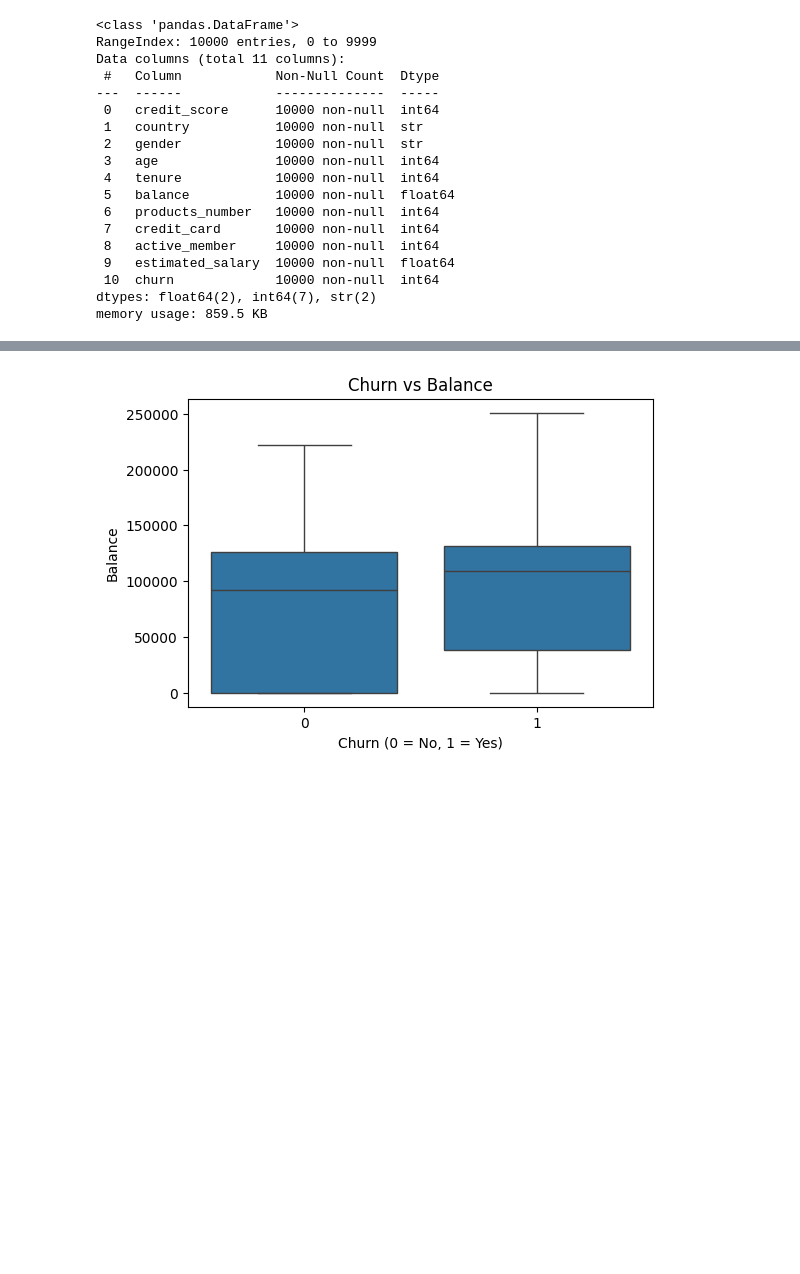
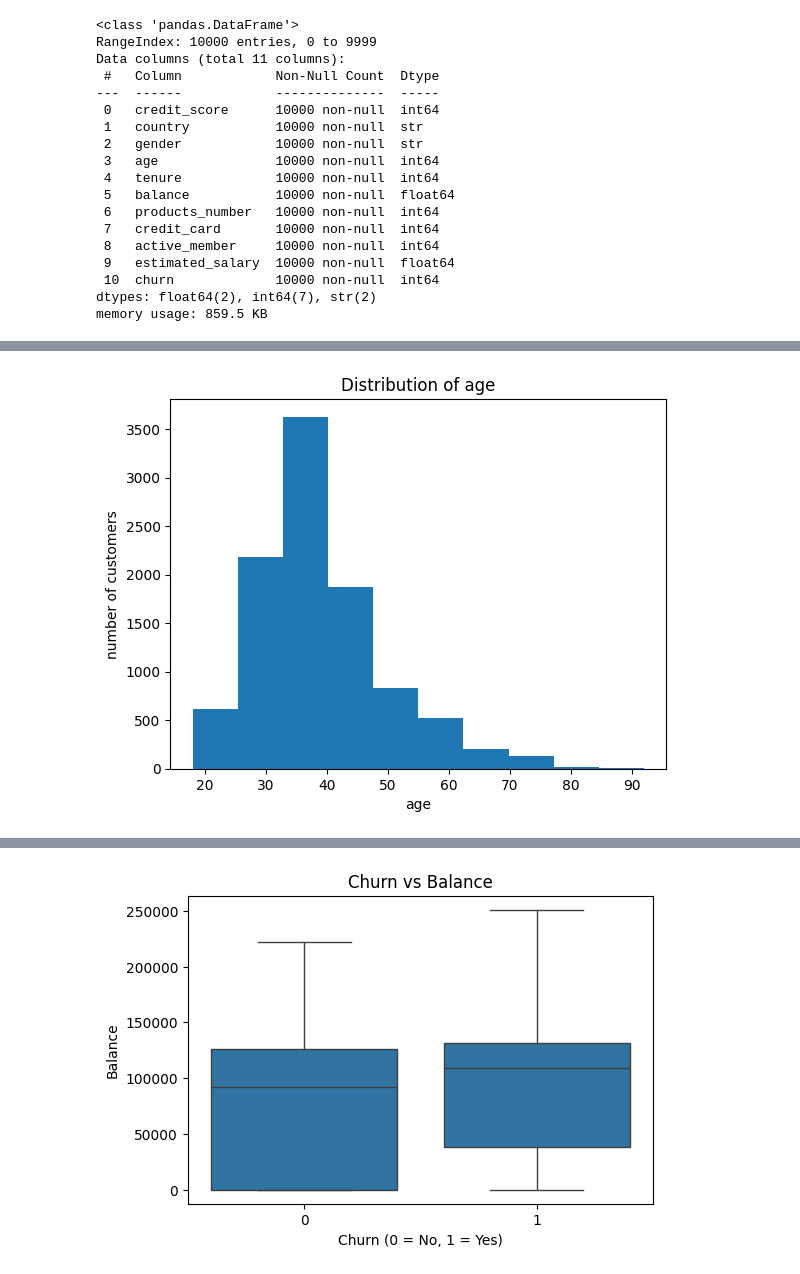
Before and after one commit to yasminsheikh3125/Team1_banking, a Jupyter notebook: notebooks/EDA.ipynb, the cells around one changed output, grey strips where cells are left out. Cells and saved outputs as stored; diff of their text form; code cells hidden in the pictures; blank space fills up the shorter version.

```diff
--- a/notebooks/EDA.ipynb
+++ b/notebooks/EDA.ipynb
@@ -69,0 +72,12 @@ plt.show()
+# %%
+#ploting the histrogram of age column
+
+plt.hist(df ['age'], bins=10)
+plt.title("Distribution of age")
+plt.xlabel("age")
+plt.ylabel("number of customers")
+plt.show()
+
+# most customer are middle aged
+# %% [output]
+[figure, added]
```
Also changed, not shown: parts of 10 cells of this notebook.
